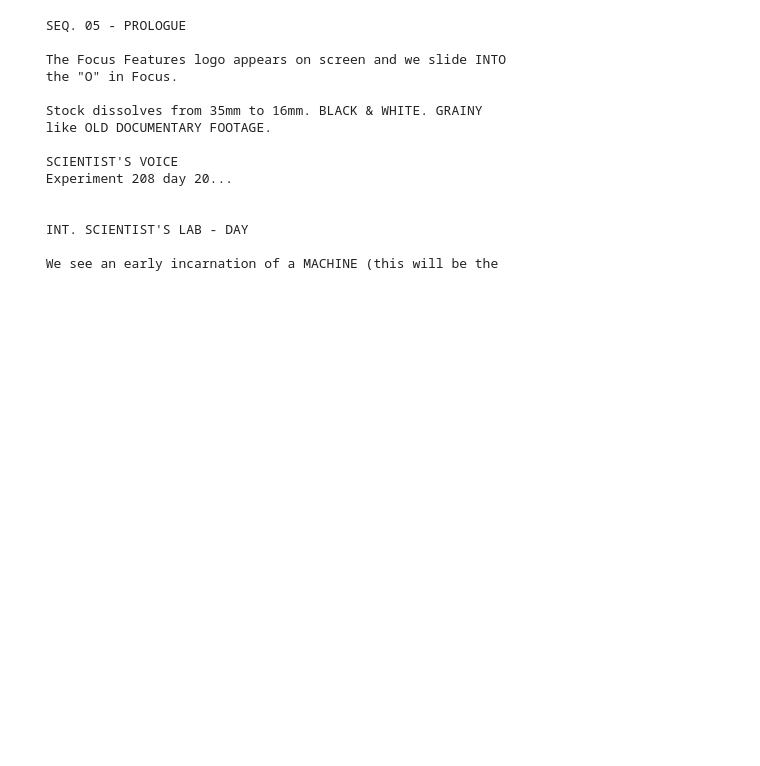
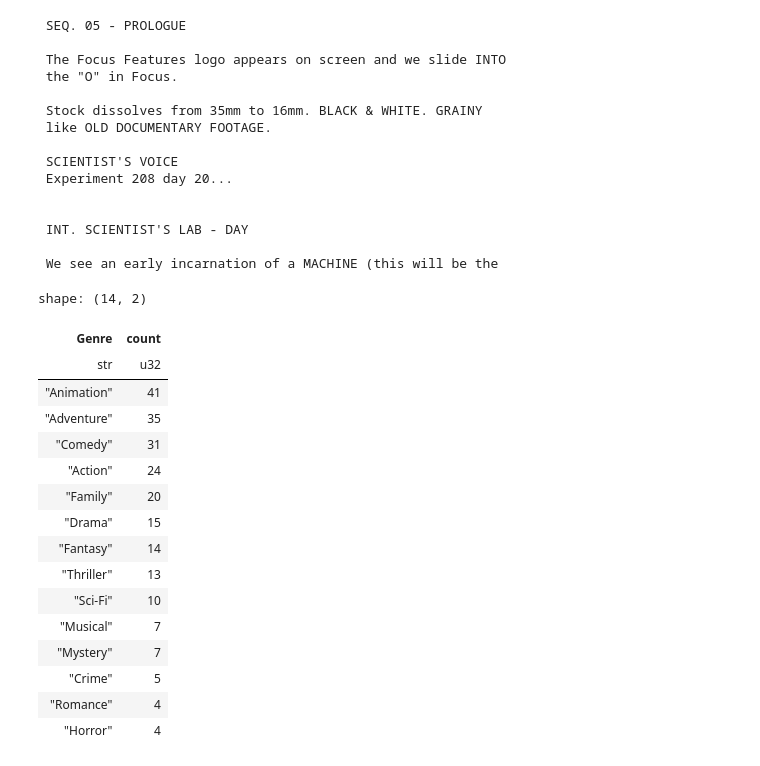
Before and after one commit to award96/Movie-Script-Vector-Search, a Jupyter notebook: eda.ipynb, the cells around one changed output. Drawn from its saved outputs; the diff is of its cells as text; code cells hidden in the pictures; blank space fills up the shorter version.

```diff
--- a/eda.ipynb
+++ b/eda.ipynb
@@ -112,3 +115,26 @@ print(df[0, "script_clean"][:350])
  INT. SCIENTIST'S LAB - DAY
 
  We see an early incarnation of a MACHINE (this will be the
+# %%
+df["Genre"].str.replace_all(r'[\s]', '')\
+    .str.replace_all(r'[,]+', ',')\
+    .str.split(",").explode().value_counts()\
+    .sort(pl.col("count"), descending=True)
+# %% [output]
+shape: (14, 2)
+| Genre | count |
+| str | u32 |
+| "Animation" | 41 |
+| "Adventure" | 35 |
+| "Comedy" | 31 |
+| "Action" | 24 |
+| "Family" | 20 |
+| "Drama" | 15 |
+| "Fantasy" | 14 |
+| "Thriller" | 13 |
+| "Sci-Fi" | 10 |
+| "Musical" | 7 |
+| "Mystery" | 7 |
+| "Crime" | 5 |
+| "Romance" | 4 |
+| "Horror" | 4 |
```
Also changed, not shown: parts of 6 cells of this notebook.
